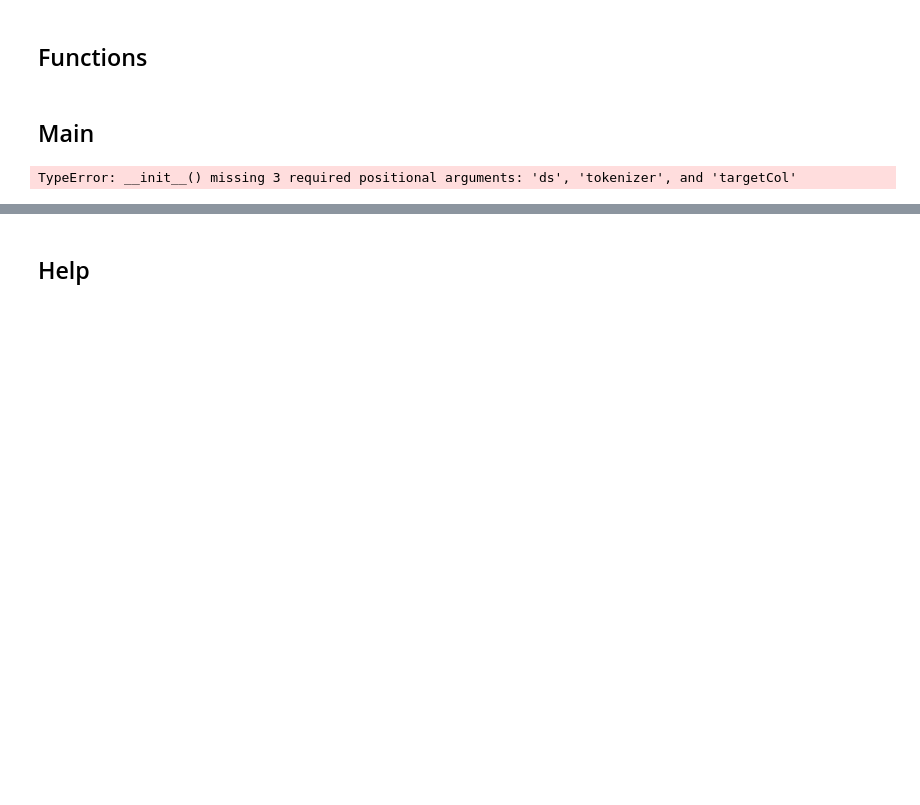
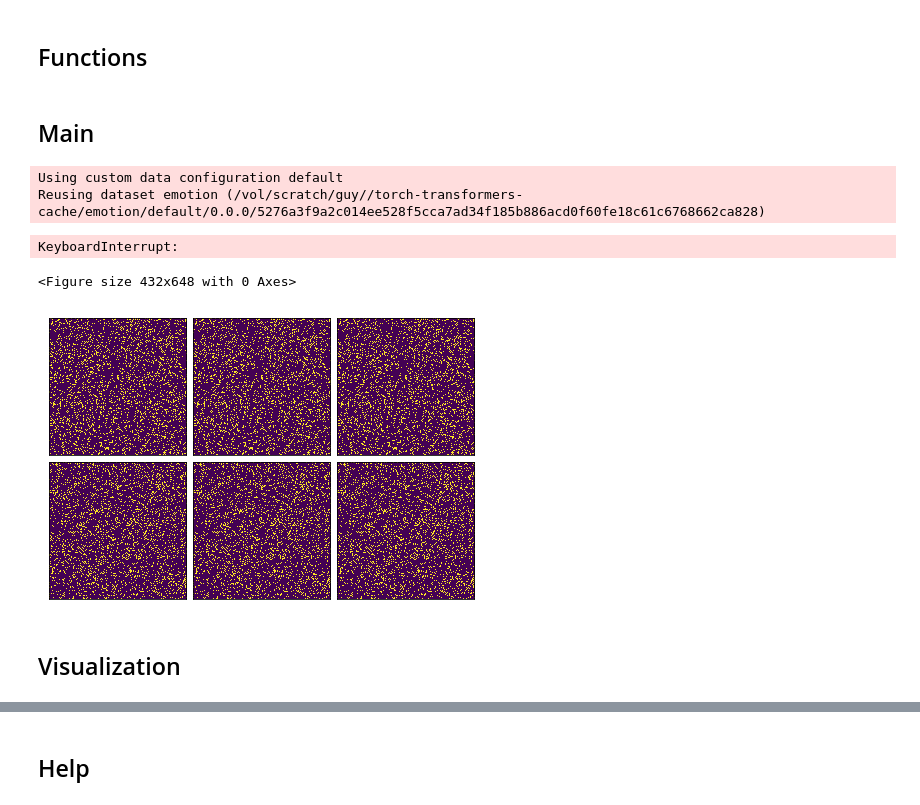
Before and after one commit to dar-tau/nlp-experiments-old, a Jupyter notebook: bert-masks.ipynb, the cells around one changed output, grey strips where cells are left out. Saved outputs shown, nothing was run; the diff lists cells and outputs as text; code cells hidden in the pictures; blank space fills up the shorter version.

```diff
--- a/bert-masks.ipynb
+++ b/bert-masks.ipynb
@@ -147,6 +171,6 @@ class BinBert(nn.Module):
 # %% [markdown]
 ## Main
 # %%
-n_classes = 2
+n_classes = 7
 tokenizer = AutoTokenizer.from_pretrained(modelName, cache_dir = cache_dir)
-binBert = BinBert(n_classes, pool = True, with_fc = False)
+binBert = BinBert(n_classes, pool = True, with_fc = True)
@@ -155,18 +177,28 @@ binBert.randomizeSimpleMasks(0.8)
+# %%
+state_dict = torch.load("../pretrained/binBert.pt")
+binBert.load_state_dict(state_dict, strict = False);
 # %%
 batch_size = 1
-train_ds = TextDataset('imdb',
-                       tokenizer = tokenizer, inputCol = 'text', targetCol = 'label')
-train_dataloader = DataLoader(train_ds, batch_size = batch_size,
+emotionDict = {'sadness': 0, 'joy': 1, 'anger': 2, 'love': 3, 'fear': 4, 'love': 5,
+              'surprise': 6}
+train_ds = TextDataset('emotion', split = 'train',
+                       tokenizer = tokenizer, inputCol = 'text', targetCol = 'label',
+                       transformTarget = lambda x: torch.tensor(emotionDict[x]).to(device)
+                      )
+
+train_dataloader = DataLoader(train_ds, batch_size = None,
                               shuffle = True)
 
 criterion = nn.CrossEntropyLoss()
-optimizer = AdamW(binBert.parameters(), lr = 1e-5)
+optimizer = AdamW(binBert.parameters(), lr = 5e-6)
 for epoch in range(10):
     running_loss = 0
+    running_acc = 0
+
     pbar = tqdm(train_dataloader, position = 0, leave = True)
-    for i, (x, y) in enumerate(pbar):
-        yhat = model(**inputs)
-        loss = criterion(yhat, y)
+    for i, (inputs, y) in enumerate(pbar):
+        yhat, = binBert(**inputs)
+        loss = criterion(yhat.unsqueeze(0), y.unsqueeze(0))
         running_loss += loss.item() / batch_size
         running_acc += (yhat.argmax(-1) == y).sum().item() / batch_size
         pbar.set_postfix_str("Loss: {} Acc: {}".format(running_loss / (1+i),
@@ -175,4 +207,24 @@ for epoch in range(10):
         loss.backward()
         optimizer.step()
 # %% [output]
-TypeError: __init__() missing 3 required positional arguments: 'ds', 'tokenizer', and 'targetCol'
+Using custom data configuration default
+Reusing dataset emotion (/vol/scratch/guy//torch-transformers-cache/emotion/default/0.0.0/5276a3f9a2c014ee528f5cca7ad34f185b886acd0f60fe18c61c6768662ca828)
+KeyboardInterrupt:
+# %%
+%matplotlib inline
+plt.figure(figsize = (6,9))
+fig, axes = plt.subplots(2, 3) #
+for i in range(2):
+    for j in range(3):
+#     plt.subplot(2,3, i + 1)
+        ax = axes[i][j]
+        ax.matshow(binBert.getLinear(i, 'k_lin').getMask().cpu().detach().numpy())
+        ax.set_xticks([])
+        ax.set_yticks([])
+
+plt.tight_layout(pad = 0, w_pad = 0);
+# %% [output]
+<Figure size 432x648 with 0 Axes>
+[figure, added]
+# %% [markdown]
+## Visualization
```
Also changed, not shown: parts of 13 cells of this notebook, 3 other files.
